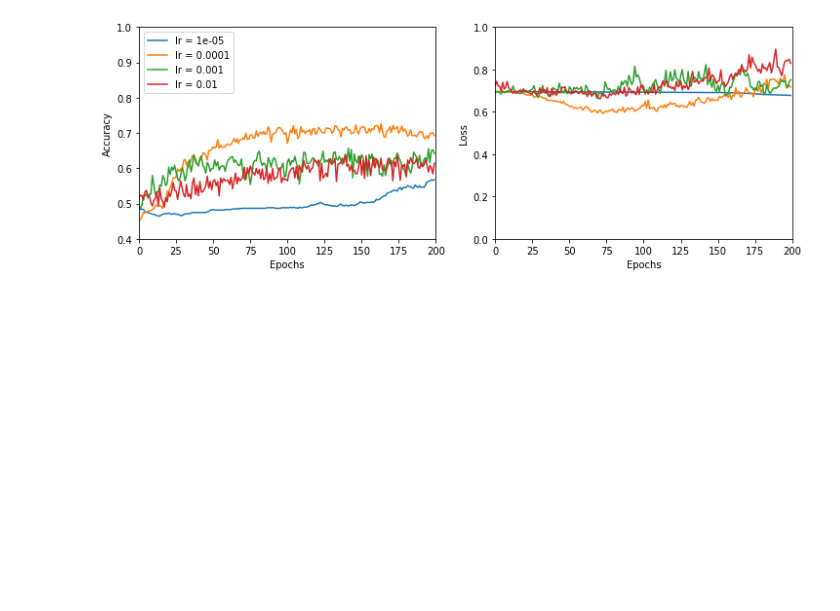
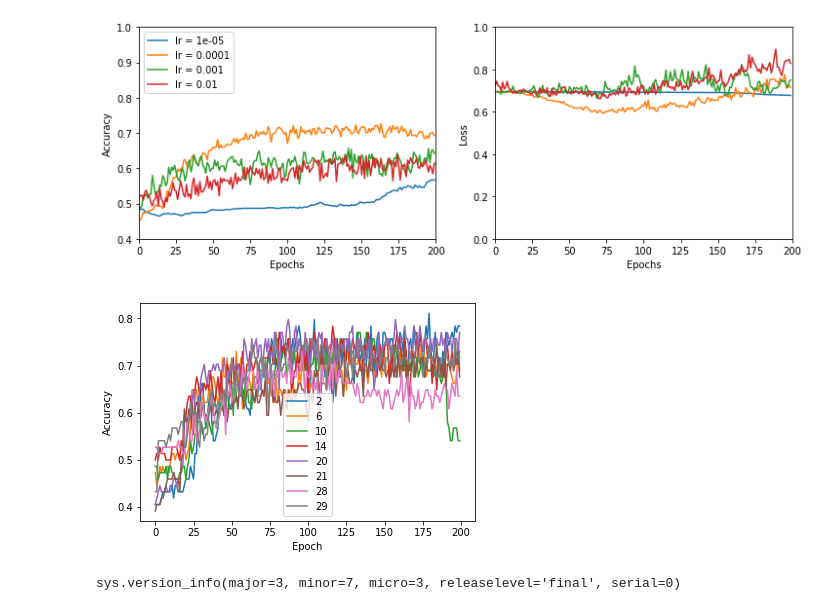
Before and after one commit to AndreaAmico/DeepMouse, a Jupyter notebook: live_history.ipynb, the cells around one changed output. Cells and saved outputs as stored; diff of their text form; code cells hidden in the pictures; blank space fills up the shorter version.

```diff
--- a/live_history.ipynb
+++ b/live_history.ipynb
@@ -81,3 +89,25 @@ ax2.set_ylabel('Loss')
 # %% [output]
 Text(0, 0.5, 'Loss')
 [figure]
+# %%
+fig, ax = plt.subplots(1, figsize=(6,4))
+
+
+
+for index, hs in enumerate(history):
+    h = history[hs]
+    if hs[0]==0.0001:
+        line, = ax.plot(h.history['val_acc'], label=str(index))
+        #ax.plot(h.history['acc'],'--',  color=line.get_color())
+
+        ax.set_xlabel('Epoch')
+        ax.legend()
+        ax.set_ylabel('Accuracy')
+# %% [output]
+[figure, added]
+# %%
+import sys
+sys.version
+sys.version_info
+# %% [output]
+sys.version_info(major=3, minor=7, micro=3, releaselevel='final', serial=0)
```
Also changed, not shown: parts of 16 cells of this notebook, 8 other files.
